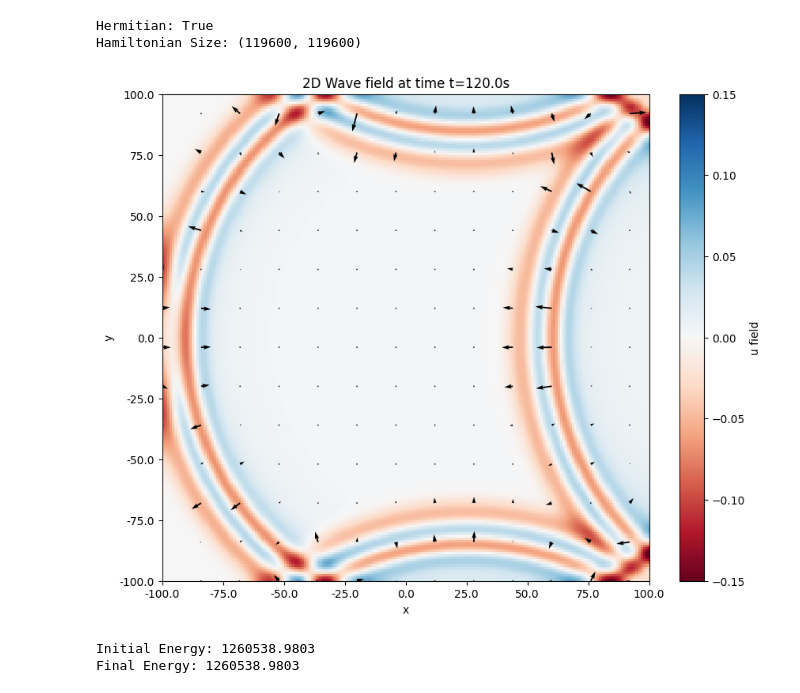
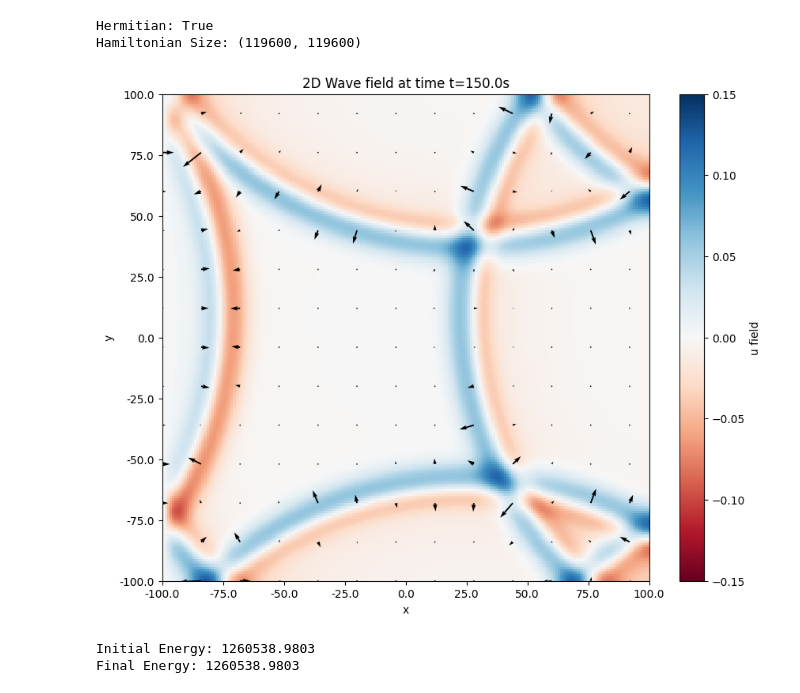
Before and after one commit to malteschade/Quantum-Wave-Simulation-with-Sources-and-Loss-Functions, a Jupyter notebook: A-Quantum Encoding/01_encoding_acoustic.ipynb, the cells around one changed output. Drawn from its saved outputs; the diff is of its cells as text; code cells hidden in the pictures.

```diff
--- a/A-Quantum Encoding/01_encoding_acoustic.ipynb
+++ b/A-Quantum Encoding/01_encoding_acoustic.ipynb
@@ -10,13 +10,14 @@ from _utility import *
 # -------- Functions --------
 def FD(dx, Nx):
     """Finite Difference operator for first derivative. First order accurate. All DBC."""
-    return (1 / dx) * sp.diags([1, -1], [0, -1], shape=(Nx, Nx), format='lil')[:, :-1]
+    return (1 / dx) * sp.diags([-1, 1], [0, -1], shape=(Nx, Nx), format='lil')[:, :-1]
 # %%
+
 # -------- Parameters --------
 # -- Grid parameters --
 Nx, Ny  = 200, 200
 dx, dy = 1.0, 1.0
-bcs = {'L': 'DBC', 'R': 'DBC', 'T': 'DBC', 'B': 'DBC'}
+bcs = {'L': 'NBC', 'R': 'DBC', 'T': 'DBC', 'B': 'DBC'}
 
 # -- Simulation parameters --
 Nt = 100
@@ -25,9 +26,9 @@ dt = 3.0
 # -- Initial Conditions --
 # Pressure field (u)
 f0 = 5.0            # Central frequency of the Ricker wavelet
-x0, y0 = 50.0, 0.0  # Wavelet center
+x0, y0 = 50.0, 20.0 # Wavelet center
 X, Y = np.meshgrid(np.linspace(-1, 1, Nx), np.linspace(-1, 1, Ny))
-u0 = Ricker(f0, X, Y, 0, x0/Nx, y0/Ny)
+u0 = Gaussian(f0, X, Y, 0, x0/Nx, y0/Ny)
 
 # Particle velocity field x (vx)
 v0x = np.zeros((Ny, (Nx-1)))
@@ -116,10 +117,10 @@ psi_t = sp.linalg.expm_multiply(-1j * H, psi_0, start=0, stop=Nt*dt, num=Nt, end
 phi_t = norm * (B_inv_sqrt @ psi_t.T).T
 # %%
 # -------- Plot --------
-t_plot = 40
+t_plot = 50
 plot_acoustic_2D(phi_t[t_plot], Nx, Ny, dx, dy, title=f'2D Wave field at time t={t_plot*dt}s')
 # %% [output]
-[figure, old version]
+[figure, new version]
 # %%
 # -------- Total Energy Conservation --------
 N = Nx * Ny # Number of grid points
```
Also changed, not shown: 8 other files.
